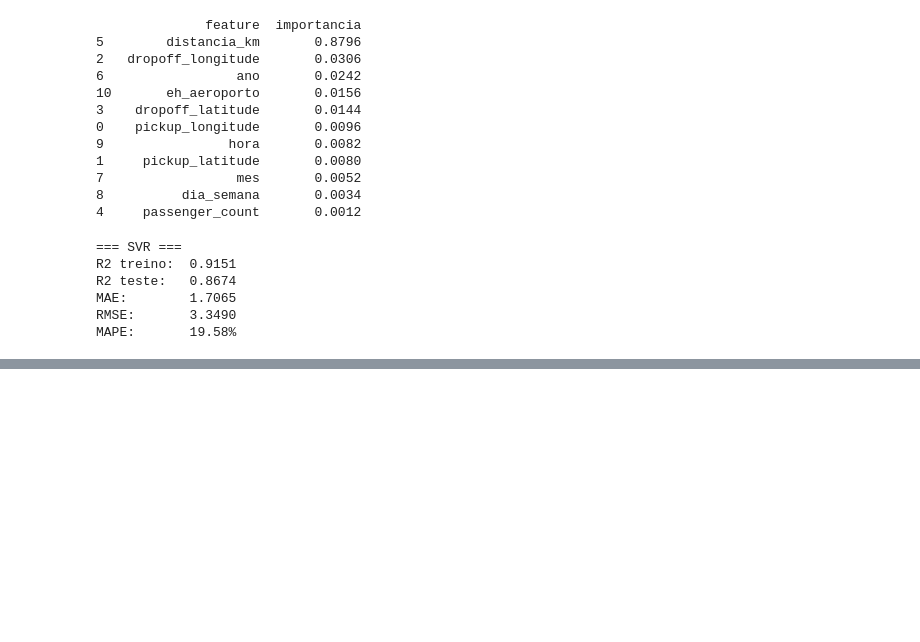
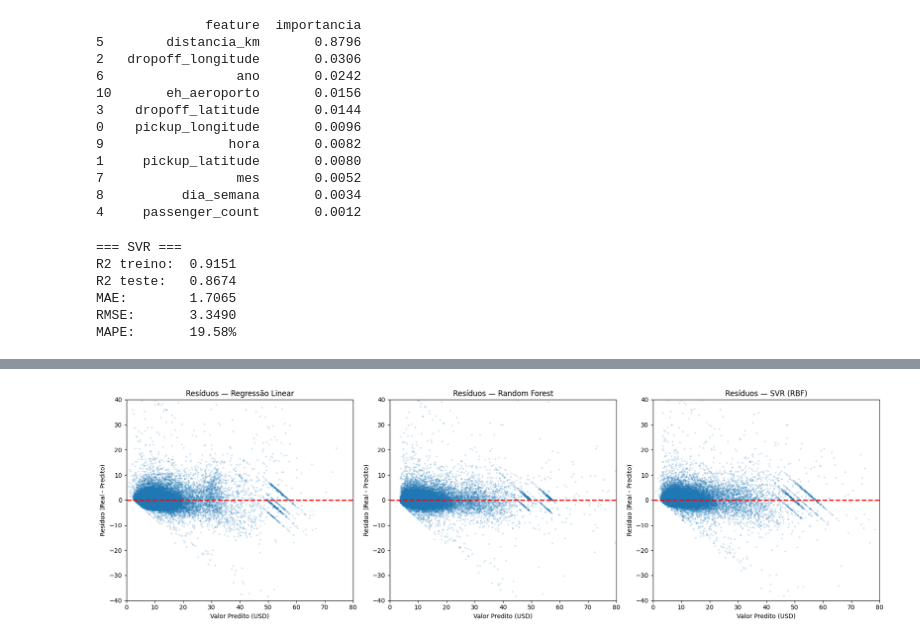
Before and after one commit to Matheus-bot/projeto-ml-uber, a Jupyter notebook: notebooks/01_eda.ipynb, the cells around one changed output, grey strips where cells are left out. Drawn from its saved outputs; the diff is of its cells as text; code cells hidden in the pictures; blank space fills up the shorter version.

Commit message:
feat: adiciona tabela comparativa e graficos de performance e residuos

```diff
--- a/notebooks/01_eda.ipynb
+++ b/notebooks/01_eda.ipynb
@@ -427,0 +519,18 @@ MAPE:       19.58%
+# %%
+fig, axes = plt.subplots(1, 3, figsize=(18, 5.5))
+
+for ax, (nome, pred) in zip(axes, modelos):
+    residuos = y_teste - pred
+    ax.scatter(pred, residuos, alpha=0.2, s=8, edgecolors='none')
+    ax.axhline(0, color='red', linestyle='--', linewidth=2)
+    ax.set_xlabel('Valor Predito (USD)')
+    ax.set_ylabel('Resíduo (Real - Predito)')
+    ax.set_title(f'Resíduos — {nome}')
+    ax.set_xlim(0, 80)
+    ax.set_ylim(-40, 40)
+
+plt.tight_layout()
+plt.savefig('../data/residuos.png', dpi=150)
+plt.show()
+# %% [output]
+[figure, added]
```
Also changed, not shown: parts of 3 cells of this notebook, 3 other files.
